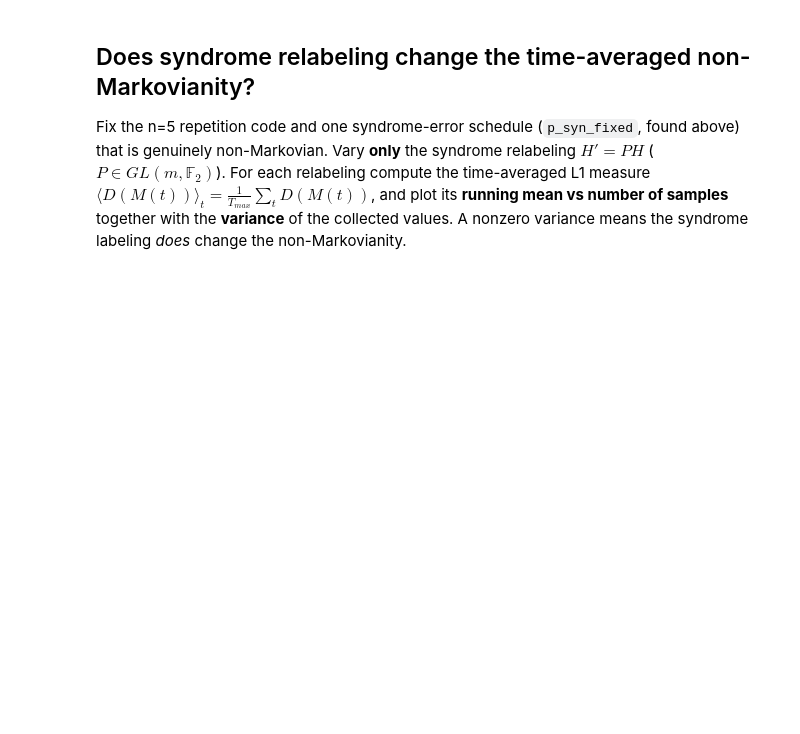
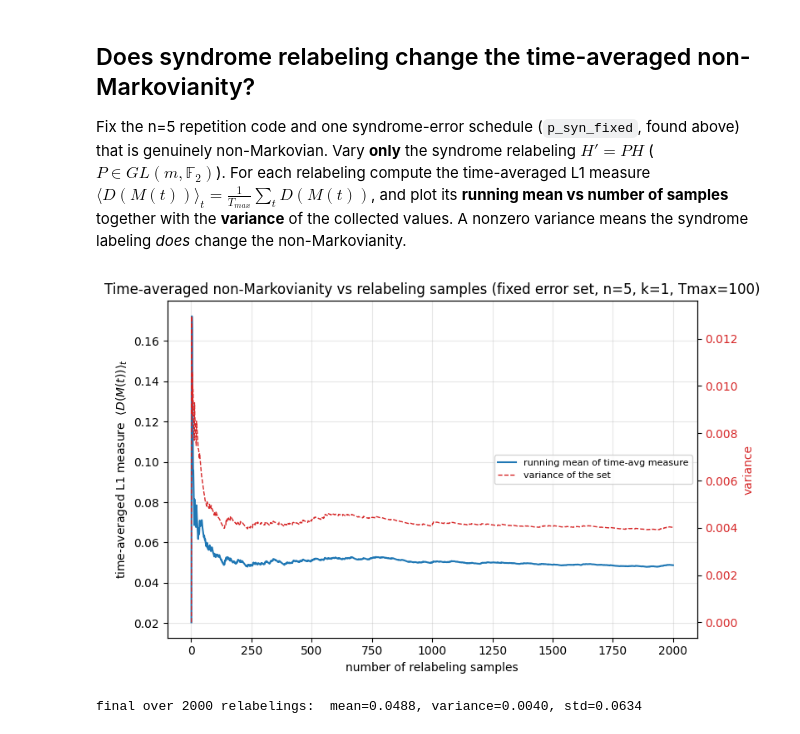
Before and after one commit to YommoY-official/MPQMasters, a Jupyter notebook: non_markovian_measure/04_nonmarkovian_models.ipynb, the cells around one changed output. Drawn from its saved outputs; the diff is of its cells as text; code cells hidden in the pictures; blank space fills up the shorter version.

```diff
--- a/non_markovian_measure/04_nonmarkovian_models.ipynb
+++ b/non_markovian_measure/04_nonmarkovian_models.ipynb
@@ -733,39 +733,19 @@ Fix the n=5 repetition code and one syndrome-error schedule (`p_syn_fixed`, foun
 # %%
 # ---- Does syndrome relabeling change the TIME-AVERAGED non-Markovianity? ----
 # Fixed error set (p_syn_fixed, from the cell above); vary only the relabeling.
 # Plot running MEAN of the time-averaged L1 measure vs number of relabeling samples,
 # plus the VARIANCE of the collected measures.  ~2 min at N_max=2000 (~60 ms/sample;
 # |GL(4,F2)| = 20160 distinct relabelings, so mean/variance converge well before).
 import os
 from time_dependent_channel import monte_carlo_relabel
 
 N_max = 2000
 tavg, _ = monte_carlo_relabel(code, Tmax, p_syn_fixed, N_max, rng=np.random.default_rng(21))
 
 ns = np.arange(1, N_max + 1)
 run_mean = np.cumsum(tavg) / ns
 run_var  = np.maximum(np.cumsum(tavg**2) / ns - run_mean**2, 0.0)   # variance of the set of measures
 run_std  = np.sqrt(run_var)
-
-fig, ax = plt.subplots(figsize=(8, 5))
-ax.plot(ns, run_mean, color='C0', label='running mean of time-avg measure')
-#ax.fill_between(ns, run_mean - run_std, run_mean + run_std, color='C0', alpha=0.2, label=r'$\pm1$ std (spread across relabelings)')
-ax.set_xlabel('number of relabeling samples')
-ax.set_ylabel(r'time-averaged L1 measure  $\langle D(M(t))\rangle_t$')
-ax.set_title(f'Time-averaged non-Markovianity vs relabeling samples '
-             f'(fixed error set, n={code.n}, k={code.k}, Tmax={Tmax})')
-ax.grid(alpha=0.3)
-
-ax2 = ax.twinx()
-ax2.plot(ns, run_var, color='C3', lw=1, ls='--', label='variance of the set')
-ax2.set_ylabel('variance', color='C3'); ax2.tick_params(axis='y', labelcolor='C3')
-
-h1, l1 = ax.get_legend_handles_labels(); h2, l2 = ax2.get_legend_handles_labels()
-ax.legend(h1 + h2, l1 + l2, loc='center right', fontsize=8)
-fig.tight_layout()
-os.makedirs('plots', exist_ok=True)
-fig.savefig('plots/relabel_time_avg_measure.png', dpi=150, bbox_inches='tight')
-plt.show()
-
-print(f'final over {N_max} relabelings:  mean={run_mean[-1]:.4f}, '
-      f'variance={run_var[-1]:.4f}, std={run_std[-1]:.4f}')
+# %% [output]
+[figure, added]
+final over 2000 relabelings:  mean=0.0488, variance=0.0040, std=0.0634
```
Also changed, not shown: parts of 1 cell of this notebook.
